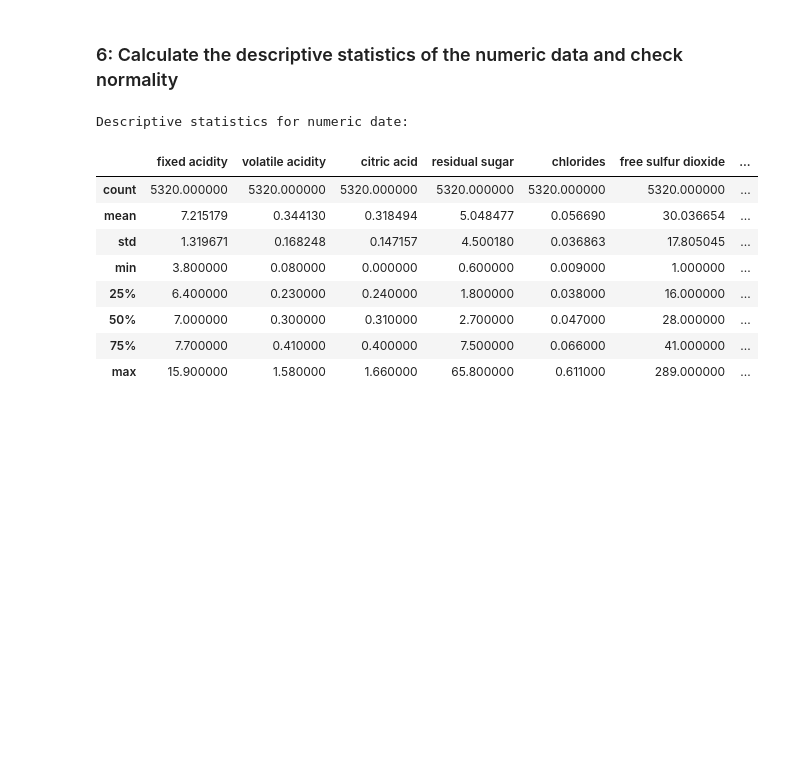
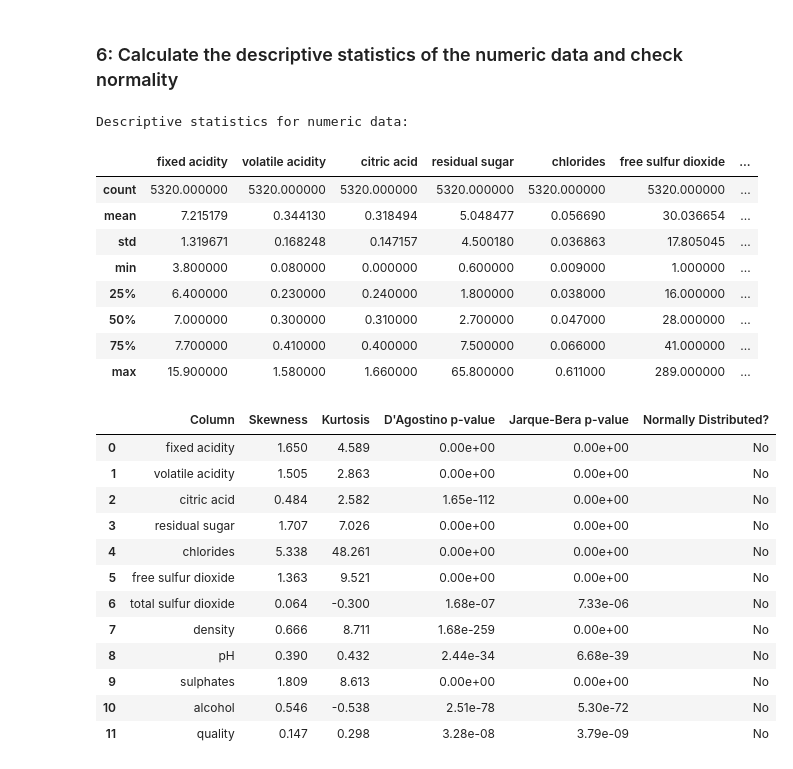
Before and after one commit to AlberteVallentin/Dat-BI-Gruppe7, a Jupyter notebook: MP2/DataPreProcessing/Wine_Quality_MP2-2.ipynb, the cells around one changed output. Drawn from its saved outputs; the diff is of its cells as text; code cells hidden in the pictures; blank space fills up the shorter version.

```diff
--- a/MP2/DataPreProcessing/Wine_Quality_MP2-2.ipynb
+++ b/MP2/DataPreProcessing/Wine_Quality_MP2-2.ipynb
@@ -575,11 +575,11 @@ We converted the `wine_type` column (red/white) into numeric values using **labe
 # %% [markdown]
 ### 6: Calculate the descriptive statistics of the numeric data and check normality
 # %%
-print("\nDescriptive statistics for numeric date:")
-stats = df_encoded_new.describe()
-display(stats)
+print("\nDescriptive statistics for numeric data:")
+numeric_cols = df_encoded_new.describe()
+display(numeric_cols)
 # %% [output]
-Descriptive statistics for numeric date:
+Descriptive statistics for numeric data:
 |  | fixed acidity | volatile acidity | citric acid | residual sugar | chlorides | free sulfur dioxide | ... |
 | count | 5320.000000 | 5320.000000 | 5320.000000 | 5320.000000 | 5320.000000 | 5320.000000 | ... |
 | mean | 7.215179 | 0.344130 | 0.318494 | 5.048477 | 0.056690 | 30.036654 | ... |
@@ -593,0 +592,52 @@ print
+# %%
+def check_normality(df):
+    """
+    Tests whether numeric columns follow a normal distribution.
+    Uses D’Agostino and Jarque-Bera tests.
+    """
+    num_cols = [col for col in df.select_dtypes(include=['float64', 'int64']).columns
+                if col != 'wine_type']
+
+    rows = []
+
+    for col in num_cols:
+        data = df[col]
+        skewness = data.skew()
+        kurtosis = data.kurt()
+        dagostino = stats.normaltest(data)
+        jb = stats.jarque_bera(data)
+
+        normal = "No"
+        if dagostino.pvalue > 0.05 and jb.pvalue > 0.05 and abs(skewness) < 1:
+            normal = "Yes"
+        elif dagostino.pvalue > 0.01 and abs(skewness) < 2:
+            normal = "Partial"
+
+        rows.append({
+    'Column': col,
+    'Skewness': round(skewness, 3),
+    'Kurtosis': round(kurtosis, 3),
+    "D'Agostino p-value": f"{dagostino.pvalue:.2e}",
+    "Jarque-Bera p-value": f"{jb.pvalue:.2e}",
+    'Normally Distributed?': normal
+})
+
+
+    return pd.DataFrame(rows)
+
+
+check_normality(df_encoded_new)
+# %% [output]
+|  | Column | Skewness | Kurtosis | D'Agostino p-value | Jarque-Bera p-value | Normally Distributed? |
+| 0 | fixed acidity | 1.650 | 4.589 | 0.00e+00 | 0.00e+00 | No |
+| 1 | volatile acidity | 1.505 | 2.863 | 0.00e+00 | 0.00e+00 | No |
+| 2 | citric acid | 0.484 | 2.582 | 1.65e-112 | 0.00e+00 | No |
+| 3 | residual sugar | 1.707 | 7.026 | 0.00e+00 | 0.00e+00 | No |
+| 4 | chlorides | 5.338 | 48.261 | 0.00e+00 | 0.00e+00 | No |
+| 5 | free sulfur dioxide | 1.363 | 9.521 | 0.00e+00 | 0.00e+00 | No |
+| 6 | total sulfur dioxide | 0.064 | -0.300 | 1.68e-07 | 7.33e-06 | No |
+| 7 | density | 0.666 | 8.711 | 1.68e-259 | 0.00e+00 | No |
+| 8 | pH | 0.390 | 0.432 | 2.44e-34 | 6.68e-39 | No |
+| 9 | sulphates | 1.809 | 8.613 | 0.00e+00 | 0.00e+00 | No |
+| 10 | alcohol | 0.546 | -0.538 | 2.51e-78 | 5.30e-72 | No |
+| 11 | quality | 0.147 | 0.298 | 3.28e-08 | 3.79e-09 | No |
```
Also changed, not shown: parts of 4 cells of this notebook.
